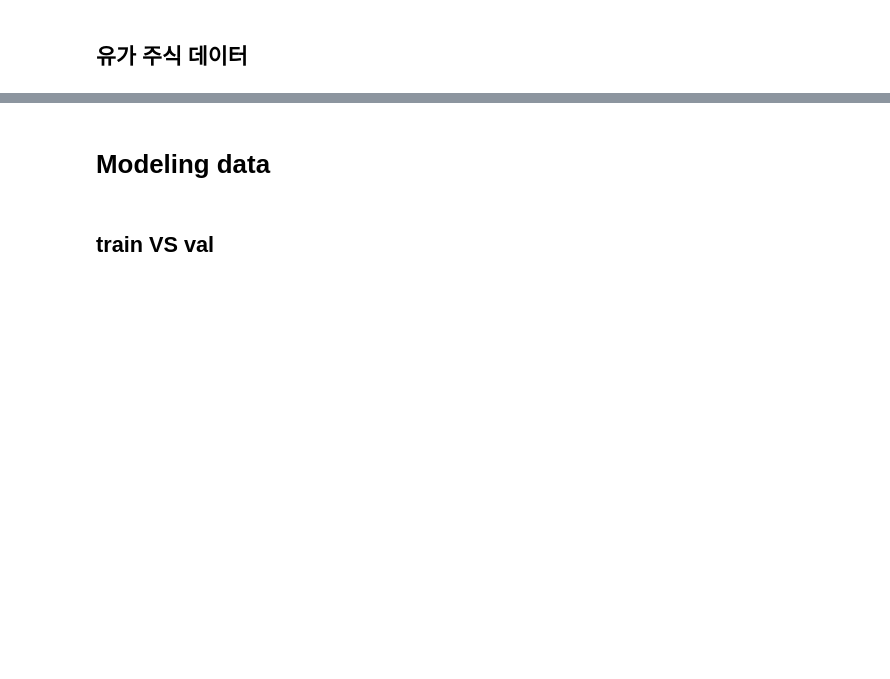
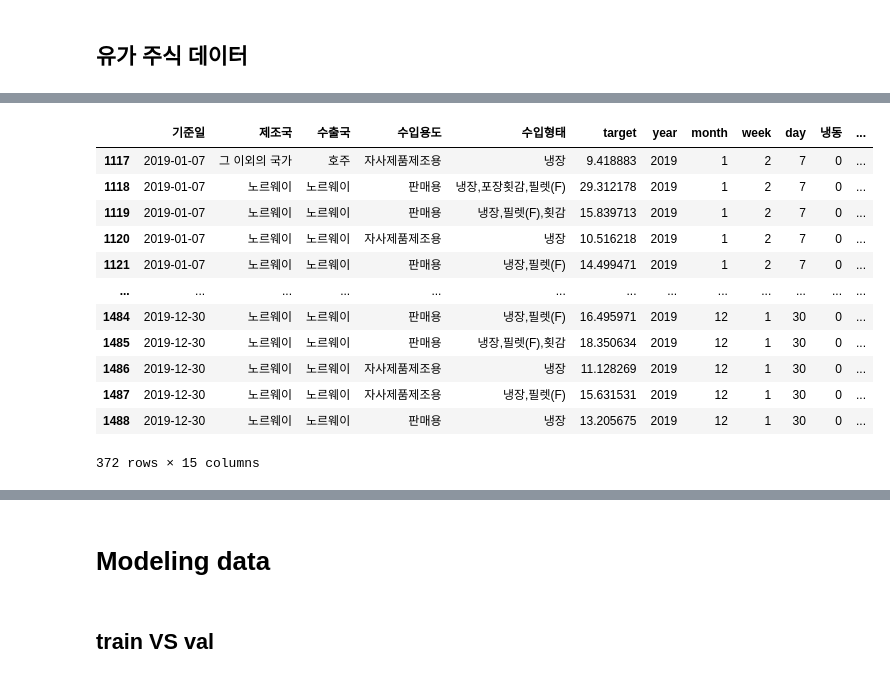
Before and after one commit to qkrwjdduf159/BigContest, a Jupyter notebook: final_analysis(연어).ipynb, the cells around one changed output, grey strips where cells are left out. Cells and saved outputs as stored; diff of their text form; code cells hidden in the pictures; blank space fills up the shorter version.

```diff
--- a/final_analysis(연어).ipynb
+++ b/final_analysis(연어).ipynb
@@ -480,0 +592,16 @@ oil_df
+# %%
+df[(df['기준일'] >= '2019') & (df['기준일'] < '2020')]
+# %% [output]
+|  | 기준일 | 제조국 | 수출국 | 수입용도 | 수입형태 | target | year | month | week | day | 냉동 | ... |
+| 1117 | 2019-01-07 | 그 이외의 국가 | 호주 | 자사제품제조용 | 냉장 | 9.418883 | 2019 | 1 | 2 | 7 | 0 | ... |
+| 1118 | 2019-01-07 | 노르웨이 | 노르웨이 | 판매용 | 냉장,포장횟감,필렛(F) | 29.312178 | 2019 | 1 | 2 | 7 | 0 | ... |
+| 1119 | 2019-01-07 | 노르웨이 | 노르웨이 | 판매용 | 냉장,필렛(F),횟감 | 15.839713 | 2019 | 1 | 2 | 7 | 0 | ... |
+| 1120 | 2019-01-07 | 노르웨이 | 노르웨이 | 자사제품제조용 | 냉장 | 10.516218 | 2019 | 1 | 2 | 7 | 0 | ... |
+| 1121 | 2019-01-07 | 노르웨이 | 노르웨이 | 판매용 | 냉장,필렛(F) | 14.499471 | 2019 | 1 | 2 | 7 | 0 | ... |
+| ... | ... | ... | ... | ... | ... | ... | ... | ... | ... | ... | ... | ... |
+| 1484 | 2019-12-30 | 노르웨이 | 노르웨이 | 판매용 | 냉장,필렛(F) | 16.495971 | 2019 | 12 | 1 | 30 | 0 | ... |
+| 1485 | 2019-12-30 | 노르웨이 | 노르웨이 | 판매용 | 냉장,필렛(F),횟감 | 18.350634 | 2019 | 12 | 1 | 30 | 0 | ... |
+| 1486 | 2019-12-30 | 노르웨이 | 노르웨이 | 자사제품제조용 | 냉장 | 11.128269 | 2019 | 12 | 1 | 30 | 0 | ... |
+| 1487 | 2019-12-30 | 노르웨이 | 노르웨이 | 자사제품제조용 | 냉장,필렛(F) | 15.631531 | 2019 | 12 | 1 | 30 | 0 | ... |
+| 1488 | 2019-12-30 | 노르웨이 | 노르웨이 | 판매용 | 냉장 | 13.205675 | 2019 | 12 | 1 | 30 | 0 | ... |
+372 rows × 15 columns
```
Also changed, not shown: parts of 31 cells of this notebook.
